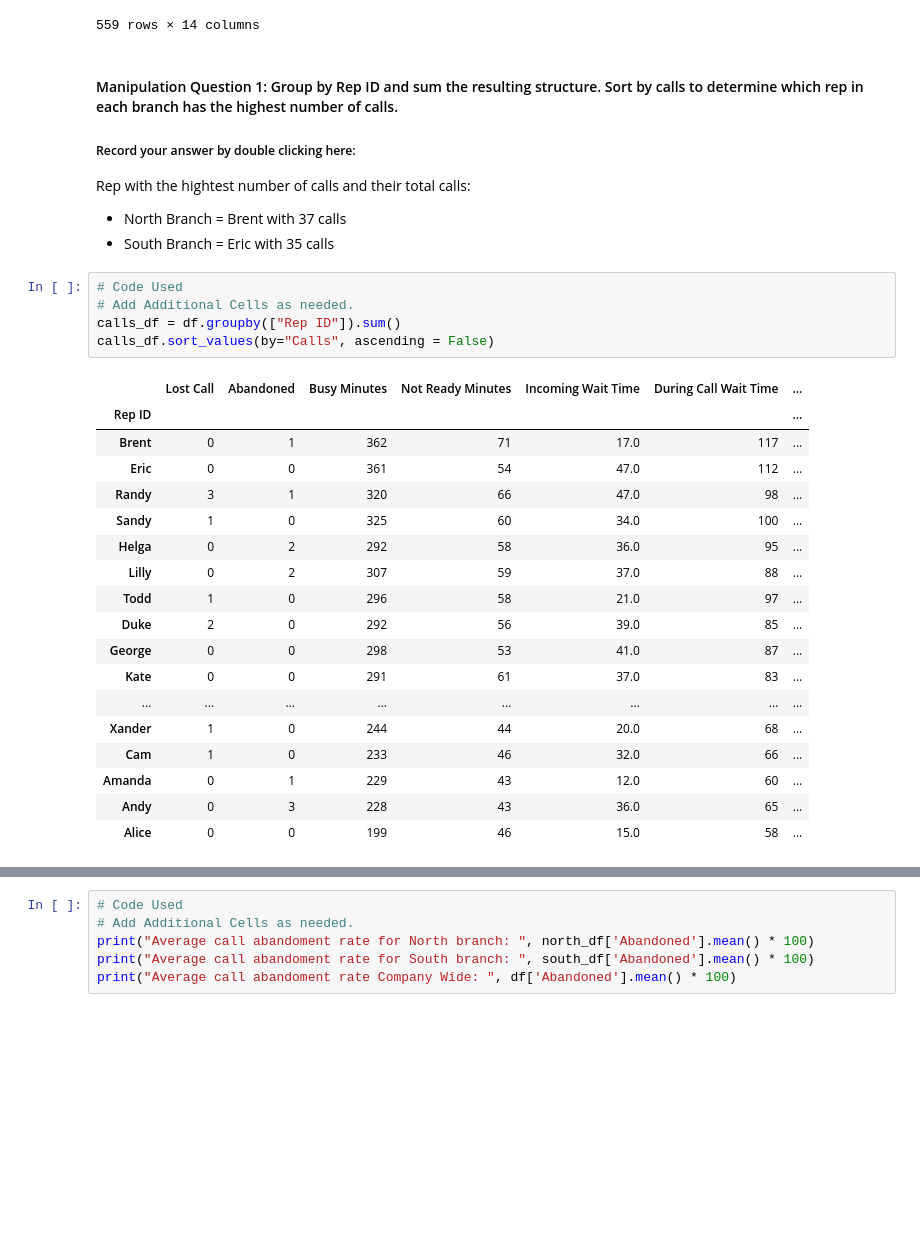
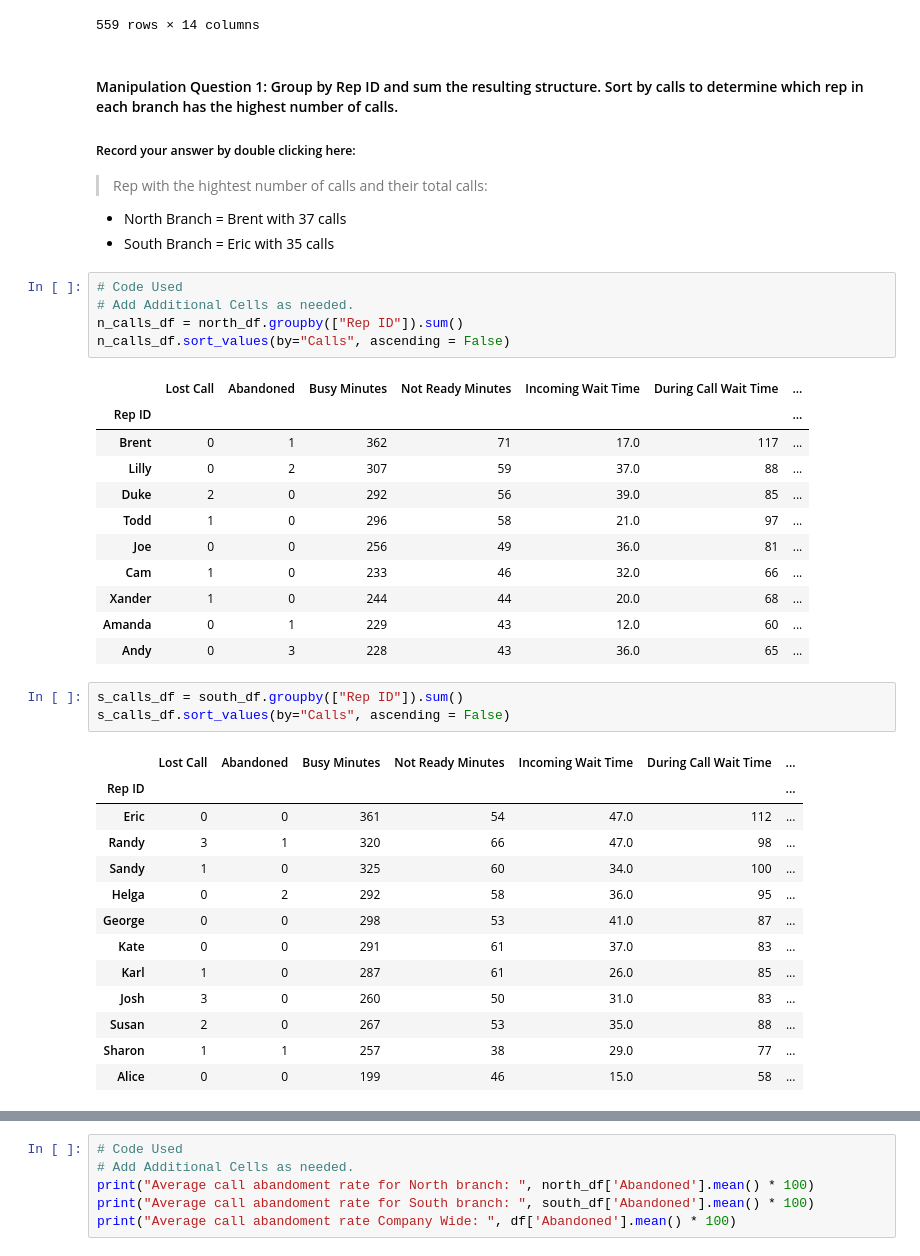
Before and after one commit to iorti00/call-center-cleanup-assignment, a Jupyter notebook: Call_Center_Cleanup.ipynb, the cells around one changed output, grey strips where cells are left out. Drawn from its saved outputs; the diff is of its cells as text; blank space fills up the shorter version.

```diff
--- a/Call_Center_Cleanup.ipynb
+++ b/Call_Center_Cleanup.ipynb
@@ -410,33 +394,43 @@ df
 #### Manipulation Question 1:  Group by Rep ID and sum the resulting structure. Sort by calls to determine which rep in each branch has the highest number of calls.
 
 ##### Record your answer by double clicking here:
-Rep with the hightest number of calls and their total calls:
+> Rep with the hightest number of calls and their total calls:
 - North Branch = Brent with 37 calls
 - South Branch = Eric with 35 calls
 # %%
 # Code Used
 # Add Additional Cells as needed.
-calls_df = df.groupby(["Rep ID"]).sum()
-calls_df.sort_values(by="Calls", ascending = False)
+n_calls_df = north_df.groupby(["Rep ID"]).sum()
+n_calls_df.sort_values(by="Calls", ascending = False)
 # %% [output]
 |  | Lost Call | Abandoned | Busy Minutes | Not Ready Minutes | Incoming Wait Time | During Call Wait Time | ... |
 | Rep ID |  |  |  |  |  |  | ... |
 | Brent | 0 | 1 | 362 | 71 | 17.0 | 117 | ... |
-| Eric | 0 | 0 | 361 | 54 | 47.0 | 112 | ... |
-| Randy | 3 | 1 | 320 | 66 | 47.0 | 98 | ... |
-| Sandy | 1 | 0 | 325 | 60 | 34.0 | 100 | ... |
-| Helga | 0 | 2 | 292 | 58 | 36.0 | 95 | ... |
 | Lilly | 0 | 2 | 307 | 59 | 37.0 | 88 | ... |
+| Duke | 2 | 0 | 292 | 56 | 39.0 | 85 | ... |
 | Todd | 1 | 0 | 296 | 58 | 21.0 | 97 | ... |
-| Duke | 2 | 0 | 292 | 56 | 39.0 | 85 | ... |
-| George | 0 | 0 | 298 | 53 | 41.0 | 87 | ... |
-| Kate | 0 | 0 | 291 | 61 | 37.0 | 83 | ... |
-| ... | ... | ... | ... | ... | ... | ... | ... |
+| Joe | 0 | 0 | 256 | 49 | 36.0 | 81 | ... |
+| Cam | 1 | 0 | 233 | 46 | 32.0 | 66 | ... |
 | Xander | 1 | 0 | 244 | 44 | 20.0 | 68 | ... |
-| Cam | 1 | 0 | 233 | 46 | 32.0 | 66 | ... |
 | Amanda | 0 | 1 | 229 | 43 | 12.0 | 60 | ... |
 | Andy | 0 | 3 | 228 | 43 | 36.0 | 65 | ... |
-| Alice | 0 | 0 | 199 | 46 | 15.0 | 58 | ... |
+# %%
+s_calls_df = south_df.groupby(["Rep ID"]).sum()
+s_calls_df.sort_values(by="Calls", ascending = False)
+# %% [output]
+|  | Lost Call | Abandoned | Busy Minutes | Not Ready Minutes | Incoming Wait Time | During Call Wait Time | ... |
+| Rep ID |  |  |  |  |  |  | ... |
+| Eric | 0 | 0 | 361 | 54 | 47.0 | 112 | ... |
+| Randy | 3 | 1 | 320 | 66 | 47.0 | 98 | ... |
+| Sandy | 1 | 0 | 325 | 60 | 34.0 | 100 | ... |
+| Helga | 0 | 2 | 292 | 58 | 36.0 | 95 | ... |
+| George | 0 | 0 | 298 | 53 | 41.0 | 87 | ... |
+| Kate | 0 | 0 | 291 | 61 | 37.0 | 83 | ... |
+| Karl | 1 | 0 | 287 | 61 | 26.0 | 85 | ... |
+| Josh | 3 | 0 | 260 | 50 | 31.0 | 83 | ... |
+| Susan | 2 | 0 | 267 | 53 | 35.0 | 88 | ... |
+| Sharon | 1 | 1 | 257 | 38 | 29.0 | 77 | ... |
+| Alice | 0 | 0 | 199 | 46 | 15.0 | 58 | ... |
 # %% [markdown]
 #### Manipulation Question 2:  The average call abandonment rate is a KPI when it comes to determining call center efficiency. As you may recall, abandoned calls are calls where the customer hangs up due to long call times. What is the average call abandonment rate for each branch and the whole company? Do any of these fall out of the optimal range of 2-5%?
 ##### Record your answer by double clicking here:
```
Also changed, not shown: parts of 29 cells of this notebook, 5 other files.
